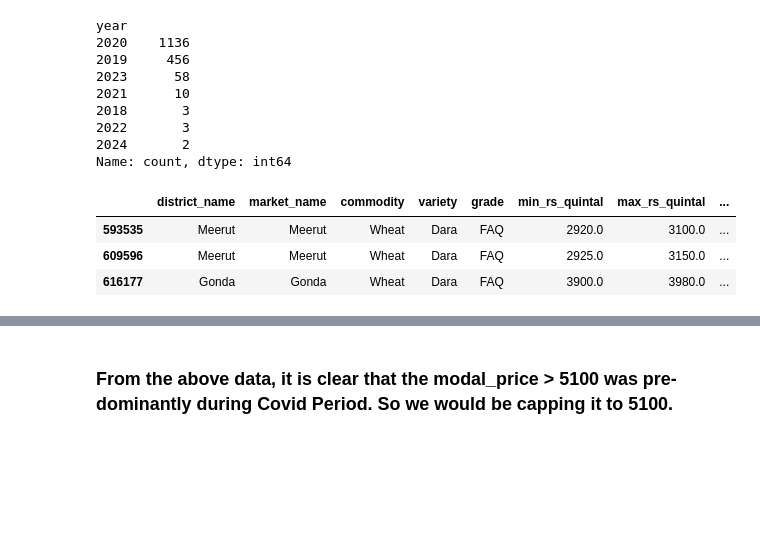
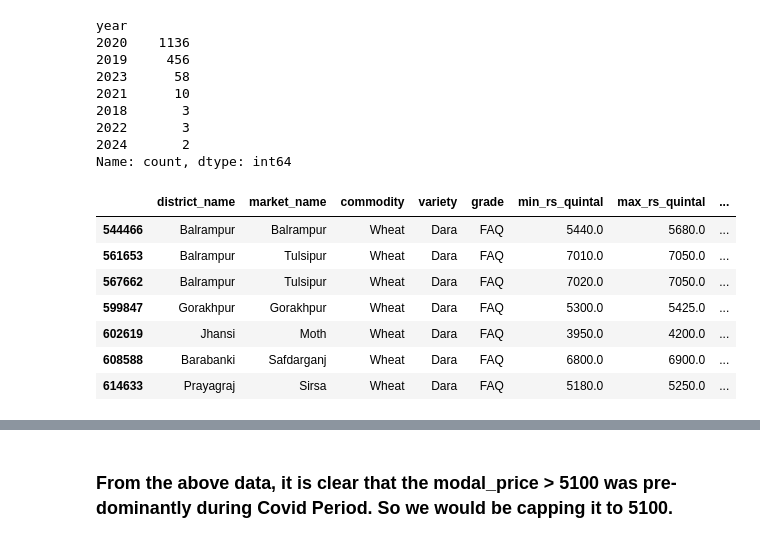
Before and after one commit to mashriram/sih_2024, a Jupyter notebook: src/02_pre_processing.ipynb, the cells around one changed output, grey strips where cells are left out. Cells and saved outputs as stored; diff of their text form; code cells hidden in the pictures; blank space fills up the shorter version.

```diff
--- a/src/forecasting.ipynb
+++ b/src/02_pre_processing.ipynb
@@ -141,9 +141,13 @@ year
 2024       2
 Name: count, dtype: int64
 # %%
-up_5yrs[(up_5yrs['modal_rs_quintal'] > 3000) & (up_5yrs['commodity'] == 'Wheat') & (up_5yrs.year == 2023) & (up_5yrs.month == 'Jan')]
+up_5yrs[(up_5yrs['modal_rs_quintal'] > 4000) & (up_5yrs['commodity'] == 'Wheat') & (up_5yrs.year == 2023) ]
 # %% [output]
 |  | district_name | market_name | commodity | variety | grade | min_rs_quintal | max_rs_quintal | ... |
-| 593535 | Meerut | Meerut | Wheat | Dara | FAQ | 2920.0 | 3100.0 | ... |
-| 609596 | Meerut | Meerut | Wheat | Dara | FAQ | 2925.0 | 3150.0 | ... |
-| 616177 | Gonda | Gonda | Wheat | Dara | FAQ | 3900.0 | 3980.0 | ... |
+| 544466 | Balrampur | Balrampur | Wheat | Dara | FAQ | 5440.0 | 5680.0 | ... |
+| 561653 | Balrampur | Tulsipur | Wheat | Dara | FAQ | 7010.0 | 7050.0 | ... |
+| 567662 | Balrampur | Tulsipur | Wheat | Dara | FAQ | 7020.0 | 7050.0 | ... |
+| 599847 | Gorakhpur | Gorakhpur | Wheat | Dara | FAQ | 5300.0 | 5425.0 | ... |
+| 602619 | Jhansi | Moth | Wheat | Dara | FAQ | 3950.0 | 4200.0 | ... |
+| 608588 | Barabanki | Safdarganj | Wheat | Dara | FAQ | 6800.0 | 6900.0 | ... |
+| 614633 | Prayagraj | Sirsa | Wheat | Dara | FAQ | 5180.0 | 5250.0 | ... |
```
Also changed, not shown: parts of 12 cells of this notebook, 9 other files.
